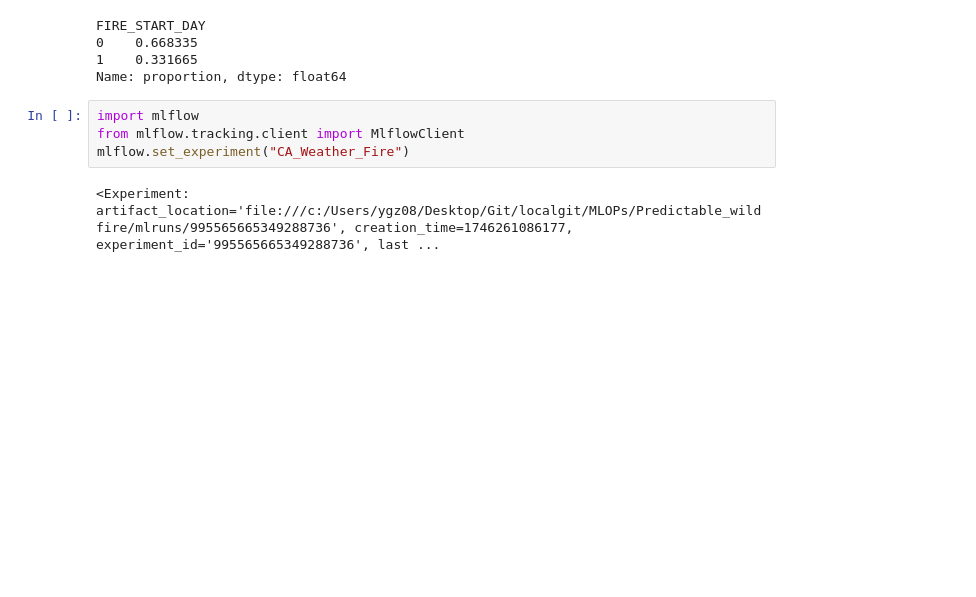
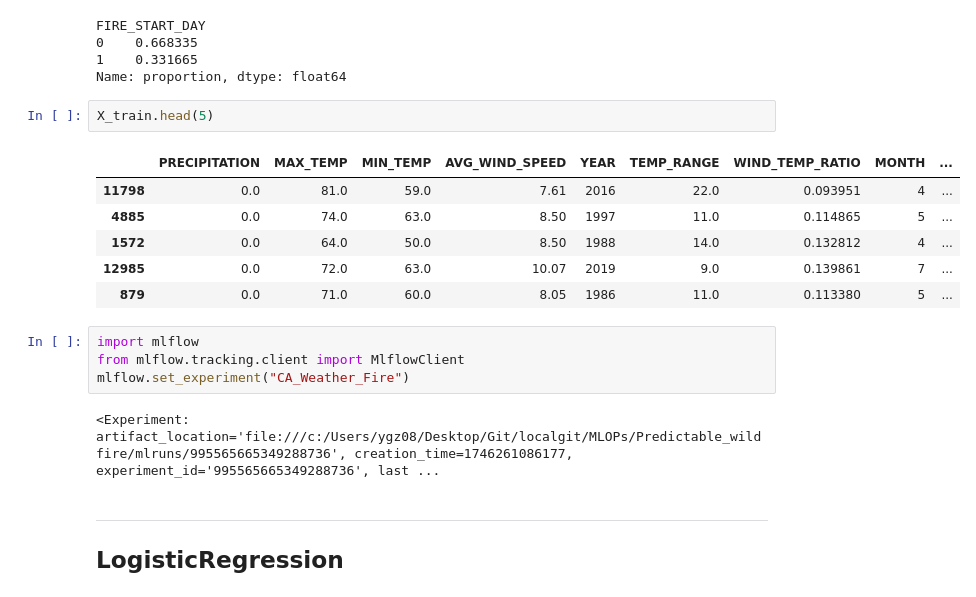
Before and after one commit to yehdanny/sideproject___wildfire-prediction, a Jupyter notebook: 02-simplify.ipynb, the cells around one changed output. Saved outputs shown, nothing was run; the diff lists cells and outputs as text; blank space fills up the shorter version.

```diff
--- a/02-simplify.ipynb
+++ b/02-simplify.ipynb
@@ -155,12 +164,25 @@ FIRE_START_DAY
 0    0.668335
 1    0.331665
 Name: proportion, dtype: float64
+# %%
+X_train.head(5)
+# %% [output]
+|  | PRECIPITATION | MAX_TEMP | MIN_TEMP | AVG_WIND_SPEED | YEAR | TEMP_RANGE | WIND_TEMP_RATIO | MONTH | ... |
+| 11798 | 0.0 | 81.0 | 59.0 | 7.61 | 2016 | 22.0 | 0.093951 | 4 | ... |
+| 4885 | 0.0 | 74.0 | 63.0 | 8.50 | 1997 | 11.0 | 0.114865 | 5 | ... |
+| 1572 | 0.0 | 64.0 | 50.0 | 8.50 | 1988 | 14.0 | 0.132812 | 4 | ... |
+| 12985 | 0.0 | 72.0 | 63.0 | 10.07 | 2019 | 9.0 | 0.139861 | 7 | ... |
+| 879 | 0.0 | 71.0 | 60.0 | 8.05 | 1986 | 11.0 | 0.113380 | 5 | ... |
 # %%
 import mlflow
 from mlflow.tracking.client import MlflowClient
 mlflow.set_experiment("CA_Weather_Fire")
 # %% [output]
 <Experiment: artifact_location='file:///c:/Users/ygz08/Desktop/Git/localgit/MLOPs/Predictable_wildfire/mlruns/995565665349288736', creation_time=1746261086177, experiment_id='995565665349288736', last ...
+# %% [markdown]
+<hr>
+
+## LogisticRegression
 # %%
 from sklearn.linear_model import LogisticRegression
 
```
Also changed, not shown: parts of 27 cells of this notebook, 1 other file.
